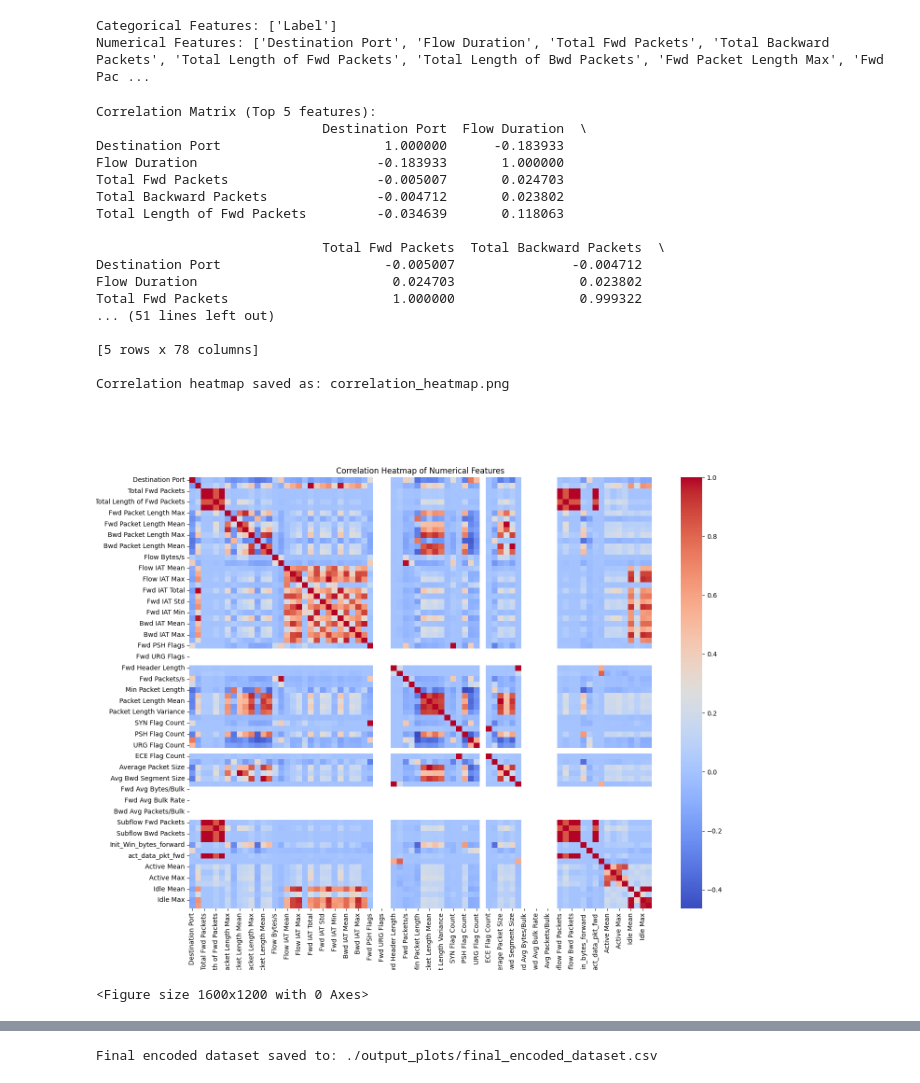
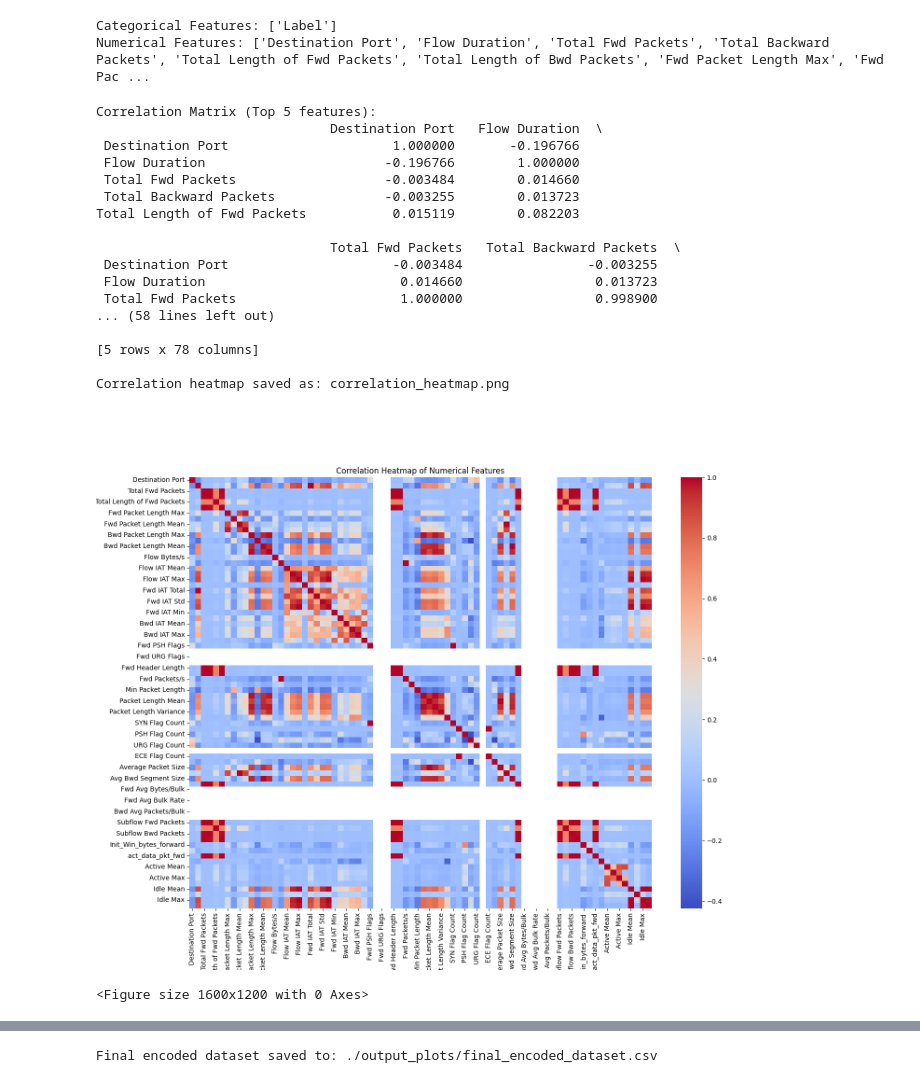
Before and after one commit to SentineNet-AI-SpringBoard/SentinelNet-AI, a Jupyter notebook: SentinelNet_Ai.ipynb, the cells around one changed output, grey strips where cells are left out. Cells and saved outputs as stored; diff of their text form; code cells hidden in the pictures.

```diff
--- a/SentinelNet_Ai.ipynb
+++ b/SentinelNet_Ai.ipynb
@@ -66,6 +75,11 @@ Length: 79, dtype: int64
 # ==========================================================
 # 2. Handle Duplicates and Irrelevant Features
 # ==========================================================
+# Assuming 'df' from previous steps is available and cleaned
+# If not, load the original data first as cleaning happens here
+file_path = '/content/drive/MyDrive/Wednesday-workingHours.pcap_ISCX.csv'
+df = pd.read_csv(file_path)
+
 df.columns = df.columns.str.strip()
 initial_rows, initial_cols = df.shape
 
@@ -105,6 +119,12 @@ Intermediate cleaned data saved to: cleaned_data_intermediate.csv
 # ==========================================================
 # 4. Identify Categorical and Numerical Features
 # ==========================================================
+try:
+    df
+except NameError:
+    file_path = '/content/drive/MyDrive/Wednesday-workingHours.pcap_ISCX.csv'
+    df = pd.read_csv(file_path)
+
 ### this lines help  which columns have text and which have numbers in your data.
 categorical_features = df.select_dtypes(include='object').columns.tolist()
 numerical_features = df.select_dtypes(include=np.number).columns.tolist()
@@ -117,44 +137,52 @@ Numerical Features: ['Destination Port', 'Flow Duration', 'Total Fwd Packets', '
 # %%
 # ==========================================================
 # 5. Check correlation using heatmap
 # ==========================================================
 import matplotlib.pyplot as plt
 import seaborn as sns
 from IPython.display import Image, display
+# Assuming 'df' from previous steps is available and cleaned
+# If not, load the original data or cleaned intermediate data
+try:
+    df
+except NameError:
+    file_path = '/content/drive/MyDrive/Wednesday-workingHours.pcap_ISCX.csv'
+    df = pd.read_csv(file_path)
+
 ###These lines calculate how much each number column in your data is related to every other number column
 correlation_matrix = df[numerical_features].corr()
 print("\nCorrelation Matrix (Top 5 features):")
 print(correlation_matrix.head())
 ##This line creates a colored map to show how strongly the number columns are related to each other.
 plt.figure(figsize=(16, 12))
 sns.heatmap(correlation_matrix, annot=False, cmap='coolwarm', fmt=".2f")
 ## This line adds a title to the correlation heatmap so you know what the plot is showing.
 plt.title('Correlation Heatmap of Numerical Features')
 plt.savefig('correlation_heatmap.png')
 plt.clf()
 print("\nCorrelation heatmap saved as: correlation_heatmap.png")
 
 # Display the saved correlation heatmap image
 display(Image('correlation_heatmap.png'))
 # %% [output]
 Correlation Matrix (Top 5 features):
-                             Destination Port  Flow Duration  \
-Destination Port                     1.000000      -0.183933
-Flow Duration                       -0.183933       1.000000
-Total Fwd Packets                   -0.005007       0.024703
-Total Backward Packets              -0.004712       0.023802
-Total Length of Fwd Packets         -0.034639       0.118063
+                              Destination Port   Flow Duration  \
+ Destination Port                     1.000000       -0.196766
+ Flow Duration                       -0.196766        1.000000
+ Total Fwd Packets                   -0.003484        0.014660
+ Total Backward Packets              -0.003255        0.013723
+Total Length of Fwd Packets           0.015119        0.082203
 
-                             Total Fwd Packets  Total Backward Packets  \
-Destination Port                     -0.005007               -0.004712
-Flow Duration                         0.024703                0.023802
-Total Fwd Packets                     1.000000                0.999322
-... (51 lines left out)
+                              Total Fwd Packets   Total Backward Packets  \
+ Destination Port                     -0.003484                -0.003255
+ Flow Duration                         0.014660                 0.013723
+ Total Fwd Packets                     1.000000                 0.998900
+... (58 lines left out)
 
 [5 rows x 78 columns]
 
 Correlation heatmap saved as: correlation_heatmap.png
-[figure, old version]
+[figure, new version]
 <Figure size 1600x1200 with 0 Axes>
 # %%
 # ==========================================================
```
Also changed, not shown: parts of 14 cells of this notebook.
